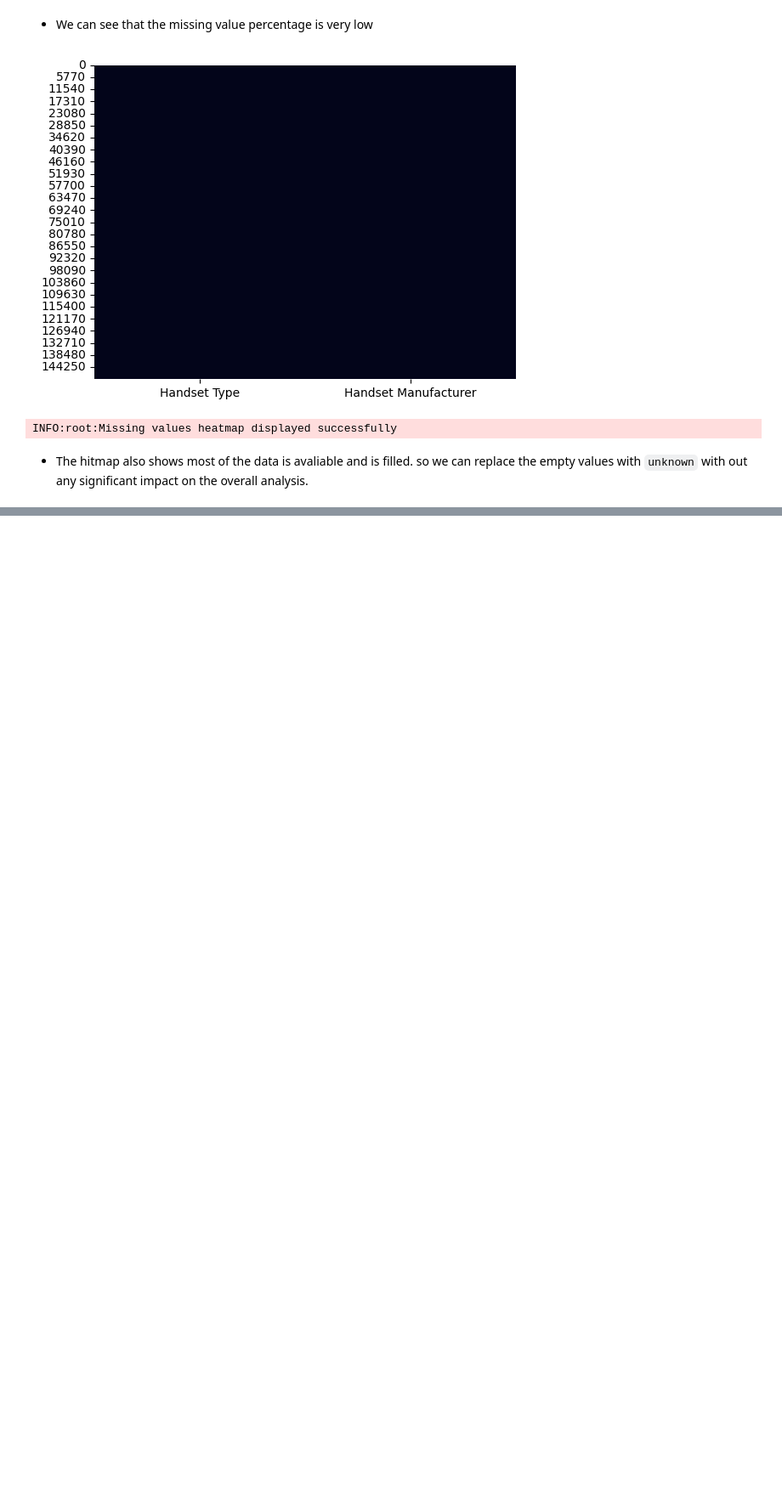
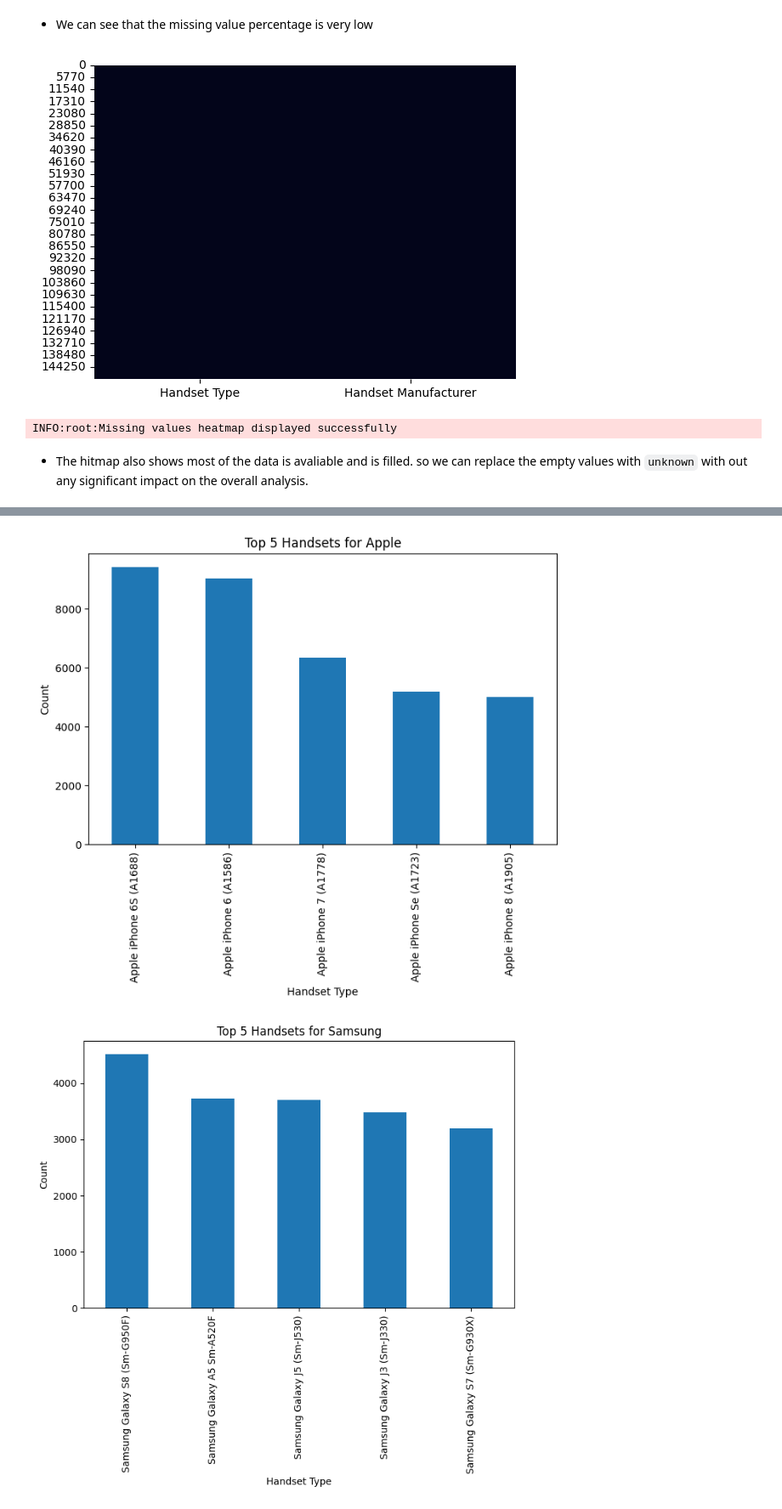
Before and after one commit to Ty-Miki/telecom-data-analysis, a Jupyter notebook: notebooks/user_overview_analysis/handset_analysis.ipynb, the cells around one changed output, grey strips where cells are left out. Shown at 85% size. Drawn from its saved outputs; the diff is of its cells as text; code cells hidden in the pictures; blank space fills up the shorter version.

```diff
--- a/notebooks/user_overview_analysis/handset_analysis.ipynb
+++ b/notebooks/user_overview_analysis/handset_analysis.ipynb
@@ -101,0 +157,3 @@ handset_df['Handset Type'].fillna('unknown', inplace=True)
+# %%
+top_3_manufacturers = handset_df['Handset Manufacturer'].value_counts().head(3)
+top_3_manufacturers
@@ -101,0 +168,13 @@ handset_df['Handset Type'].fillna('unknown', inplace=True)
+# %%
+top_5_handsets_per_top_3_manufacturers = {}
+
+for manufacturer in top_3_manufacturers.index:
+    manufacturer_data = handset_df[handset_df['Handset Manufacturer'] == manufacturer]
+    top_5_handsets = manufacturer_data['Handset Type'].value_counts().head(5)
+
+    top_5_handsets_per_top_3_manufacturers[manufacturer] = top_5_handsets
+
+for manufacturer, handsets in top_5_handsets_per_top_3_manufacturers.items():
+    print(f"Top 5 handsets for {manufacturer}:")
+    print(handsets)
+    print("\n")
@@ -101,0 +212,11 @@ handset_df['Handset Type'].fillna('unknown', inplace=True)
+# %%
+# plot top 5 handsets per top 3 manufacturers
+for manufacturer, handsets in top_5_handsets_per_top_3_manufacturers.items():
+    handsets.plot(kind='bar', figsize=(8, 5))
+    plt.title(f'Top 5 Handsets for {manufacturer}')
+    plt.xlabel('Handset Type')
+    plt.ylabel('Count')
+    plt.show()
+# %% [output]
+[figure, added]
+[figure, added]
```
Also changed, not shown: parts of 14 cells of this notebook.
